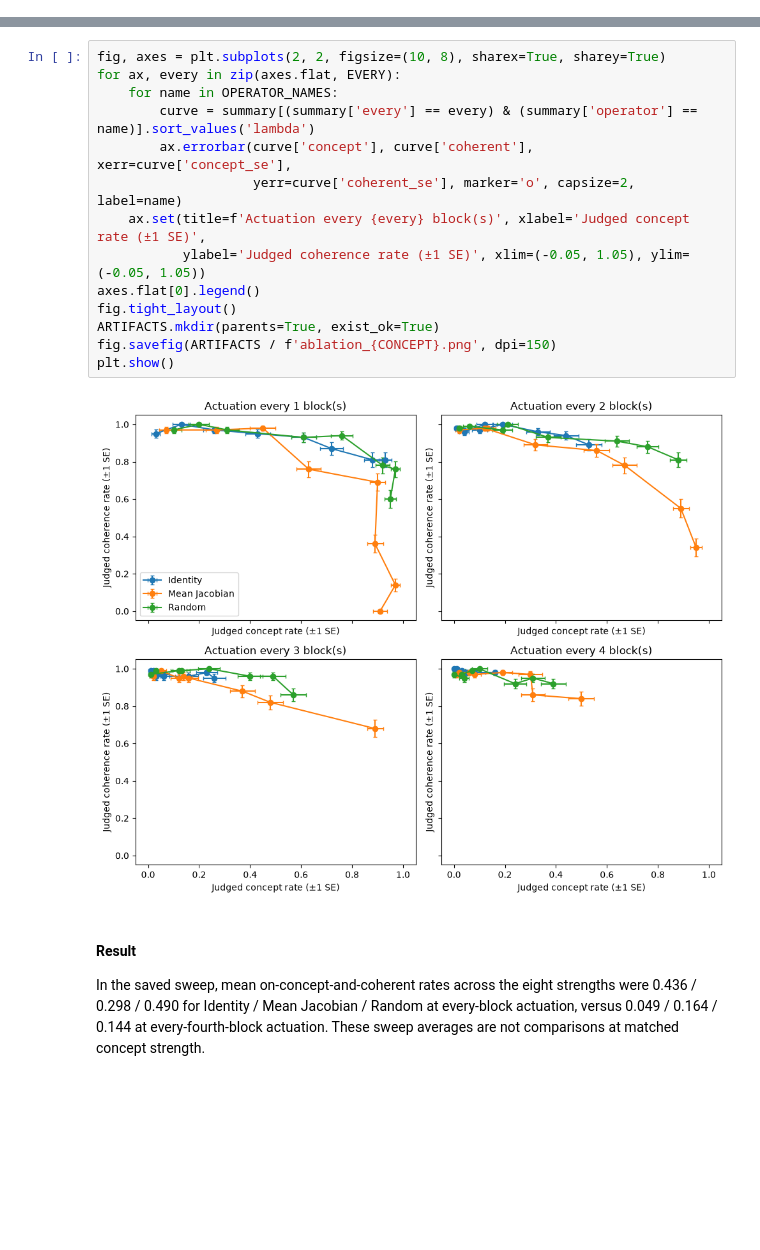
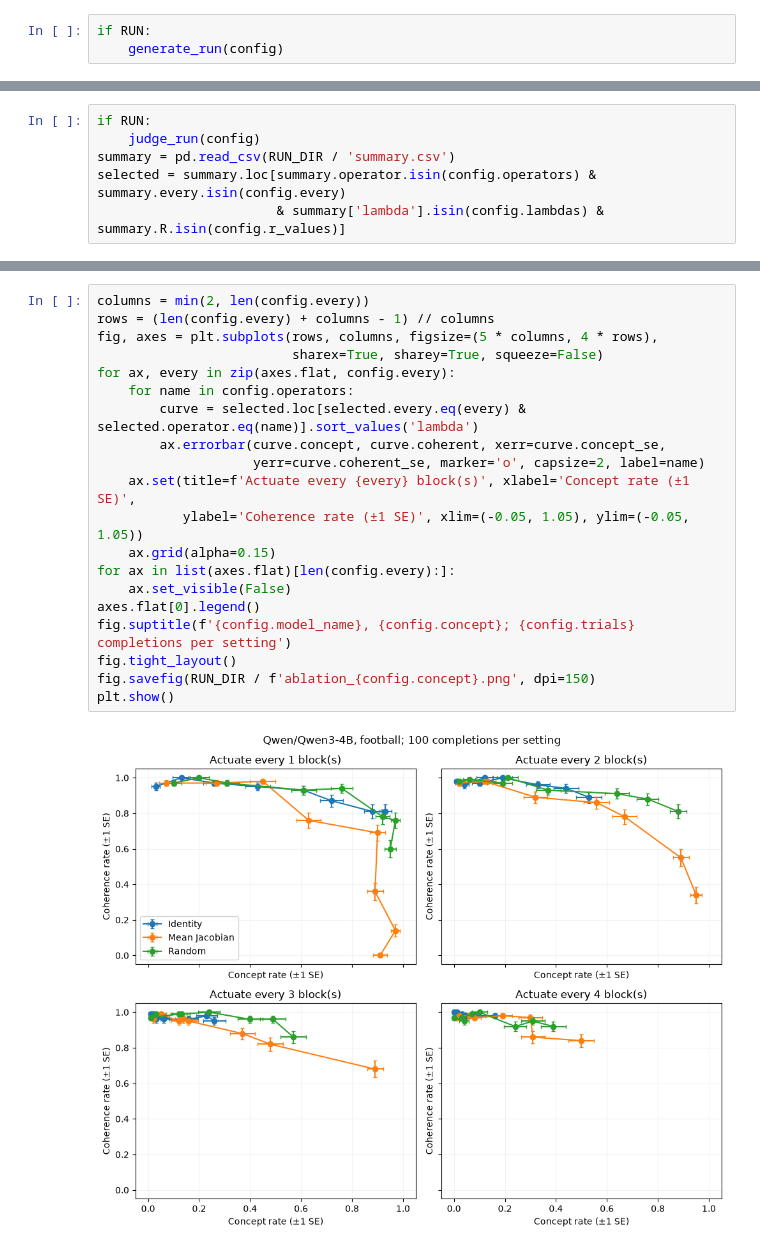
Before and after one commit to niniack/lqr_modded, a Jupyter notebook: 02_qwen3_model_ablation.ipynb, the cells around one changed output, grey strips where cells are left out. Drawn from its saved outputs; the diff is of its cells as text; blank space fills up the shorter version.

```diff
--- a/02_qwen3_model_ablation.ipynb
+++ b/02_qwen3_model_ablation.ipynb
@@ -140,0 +27,3 @@ display(best[['every', 'operator', 'lambda', 'concept', 'coherent', 'both', 'n']
+# %%
+if RUN:
+    generate_run(config)
@@ -140,0 +33,6 @@ display(best[['every', 'operator', 'lambda', 'concept', 'coherent', 'both', 'n']
+# %%
+if RUN:
+    judge_run(config)
+summary = pd.read_csv(RUN_DIR / 'summary.csv')
+selected = summary.loc[summary.operator.isin(config.operators) & summary.every.isin(config.every)
+                       & summary['lambda'].isin(config.lambdas) & summary.R.isin(config.r_values)]
@@ -144,19 +62,22 @@ Each actuation panel shows one curve per operator with marginal binomial standar
 # %%
-fig, axes = plt.subplots(2, 2, figsize=(10, 8), sharex=True, sharey=True)
-for ax, every in zip(axes.flat, EVERY):
-    for name in OPERATOR_NAMES:
-        curve = summary[(summary['every'] == every) & (summary['operator'] == name)].sort_values('lambda')
-        ax.errorbar(curve['concept'], curve['coherent'], xerr=curve['concept_se'],
-                    yerr=curve['coherent_se'], marker='o', capsize=2, label=name)
-    ax.set(title=f'Actuation every {every} block(s)', xlabel='Judged concept rate (±1 SE)',
-           ylabel='Judged coherence rate (±1 SE)', xlim=(-0.05, 1.05), ylim=(-0.05, 1.05))
+columns = min(2, len(config.every))
+rows = (len(config.every) + columns - 1) // columns
+fig, axes = plt.subplots(rows, columns, figsize=(5 * columns, 4 * rows),
+                         sharex=True, sharey=True, squeeze=False)
+for ax, every in zip(axes.flat, config.every):
+    for name in config.operators:
+        curve = selected.loc[selected.every.eq(every) & selected.operator.eq(name)].sort_values('lambda')
+        ax.errorbar(curve.concept, curve.coherent, xerr=curve.concept_se,
+                    yerr=curve.coherent_se, marker='o', capsize=2, label=name)
+    ax.set(title=f'Actuate every {every} block(s)', xlabel='Concept rate (±1 SE)',
+           ylabel='Coherence rate (±1 SE)', xlim=(-0.05, 1.05), ylim=(-0.05, 1.05))
+    ax.grid(alpha=0.15)
+for ax in list(axes.flat)[len(config.every):]:
+    ax.set_visible(False)
 axes.flat[0].legend()
+fig.suptitle(f'{config.model_name}, {config.concept}; {config.trials} completions per setting')
 fig.tight_layout()
-ARTIFACTS.mkdir(parents=True, exist_ok=True)
-fig.savefig(ARTIFACTS / f'ablation_{CONCEPT}.png', dpi=150)
+fig.savefig(RUN_DIR / f'ablation_{config.concept}.png', dpi=150)
 plt.show()
 # %% [output]
-[figure, old version]
+[figure, new version]
-# %% [markdown]
-#### Result
-In the saved sweep, mean on-concept-and-coherent rates across the eight strengths were 0.436 / 0.298 / 0.490 for Identity / Mean Jacobian / Random at every-block actuation, versus 0.049 / 0.164 / 0.144 at every-fourth-block actuation. These sweep averages are not comparisons at matched concept strength.
```
Also changed, not shown: parts of 18 cells of this notebook, 34 other files.
